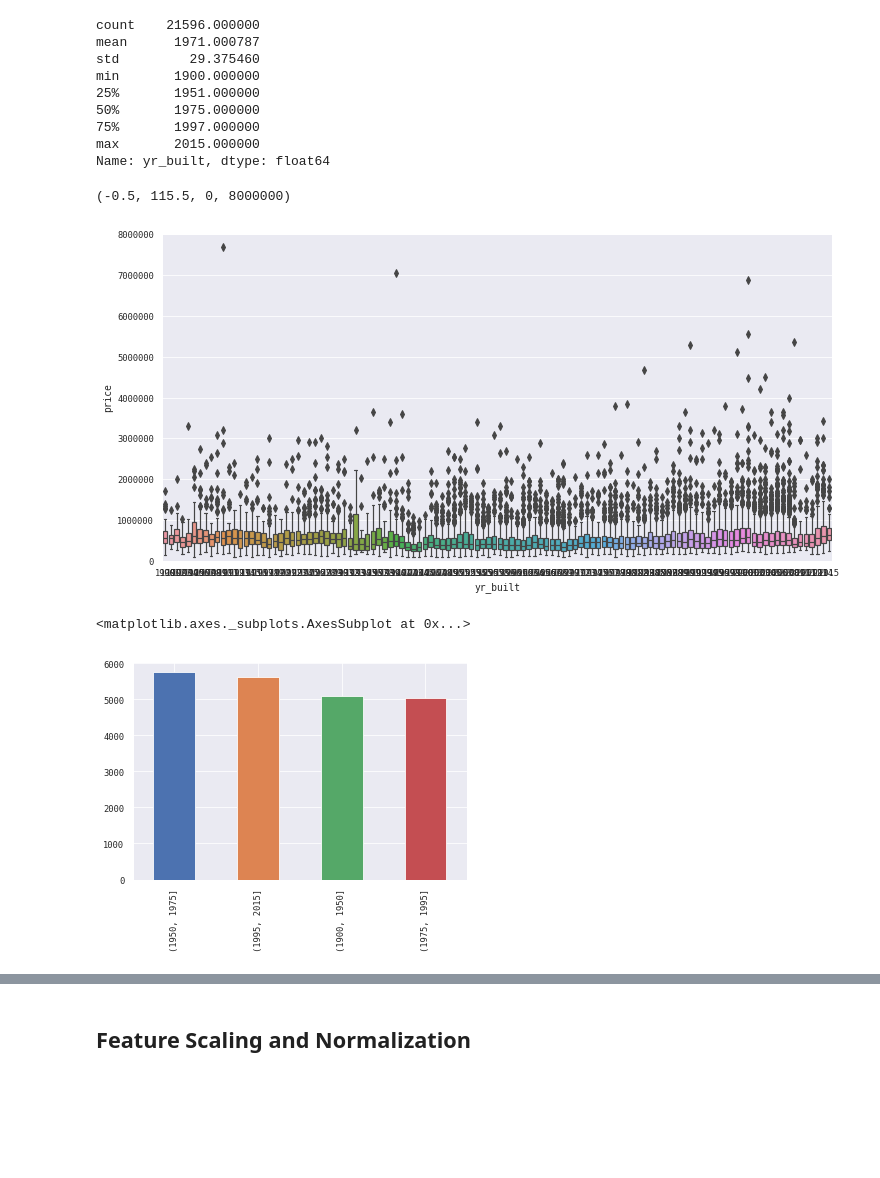
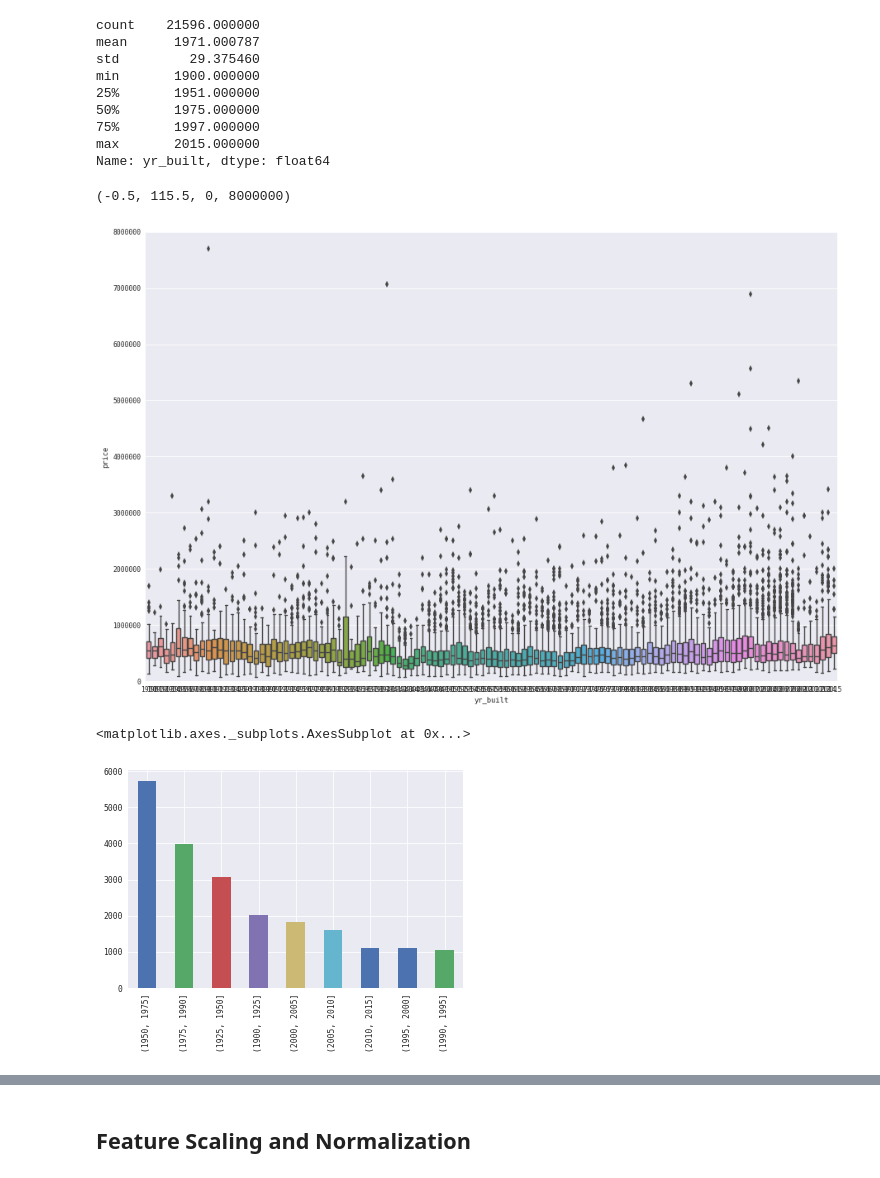
Before and after one commit to bonniema/housepriceprediction-multipleregression, a Jupyter notebook: project-exploration.ipynb, the cells around one changed output, grey strips where cells are left out. Cells and saved outputs as stored; diff of their text form; code cells hidden in the pictures; blank space fills up the shorter version.

```diff
--- a/project-exploration.ipynb
+++ b/project-exploration.ipynb
@@ -642,14 +652,14 @@ max       2015.000000
 Name: yr_built, dtype: float64
 # %%
 data = pd.concat([kcdata['price'], kcdata['yr_built']], axis=1)
-f, ax = plt.subplots(figsize=(12,6))
+f, ax = plt.subplots(figsize=(15,10))
 fig = sns.boxplot(x='yr_built', y='price', data=data)
 fig.axis(ymin=0, ymax=8000000)
 # %% [output]
 (-0.5, 115.5, 0, 8000000)
-[figure, old version]
+[figure, new version]
 # %%
-bins = [1900,1950,1975,1995,2015]
+bins = [1900,1925,1950,1975,1990,1995,2000,2005,2010, 2015]
 bins_year = pd.cut(kcdata['yr_built'],bins)
 bins_year = bins_year.cat.as_unordered()
 bins_year.head()
@@ -658,4 +668,4 @@ year_dummy=pd.get_dummies(bins_year, prefix='year')
 bins_year.value_counts().plot(kind='bar')
 # %% [output]
 <matplotlib.axes._subplots.AxesSubplot at 0x...>
-[figure, old version]
+[figure, new version]
```
Also changed, not shown: parts of 87 cells of this notebook.
